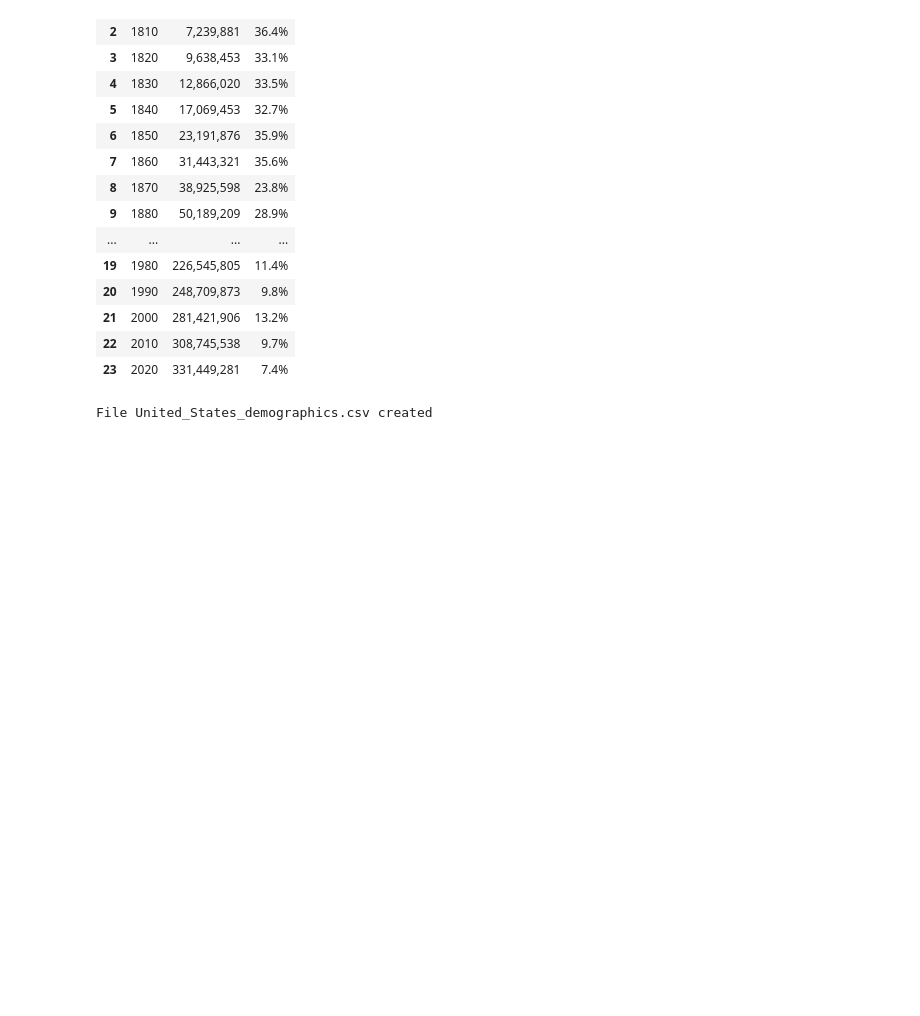
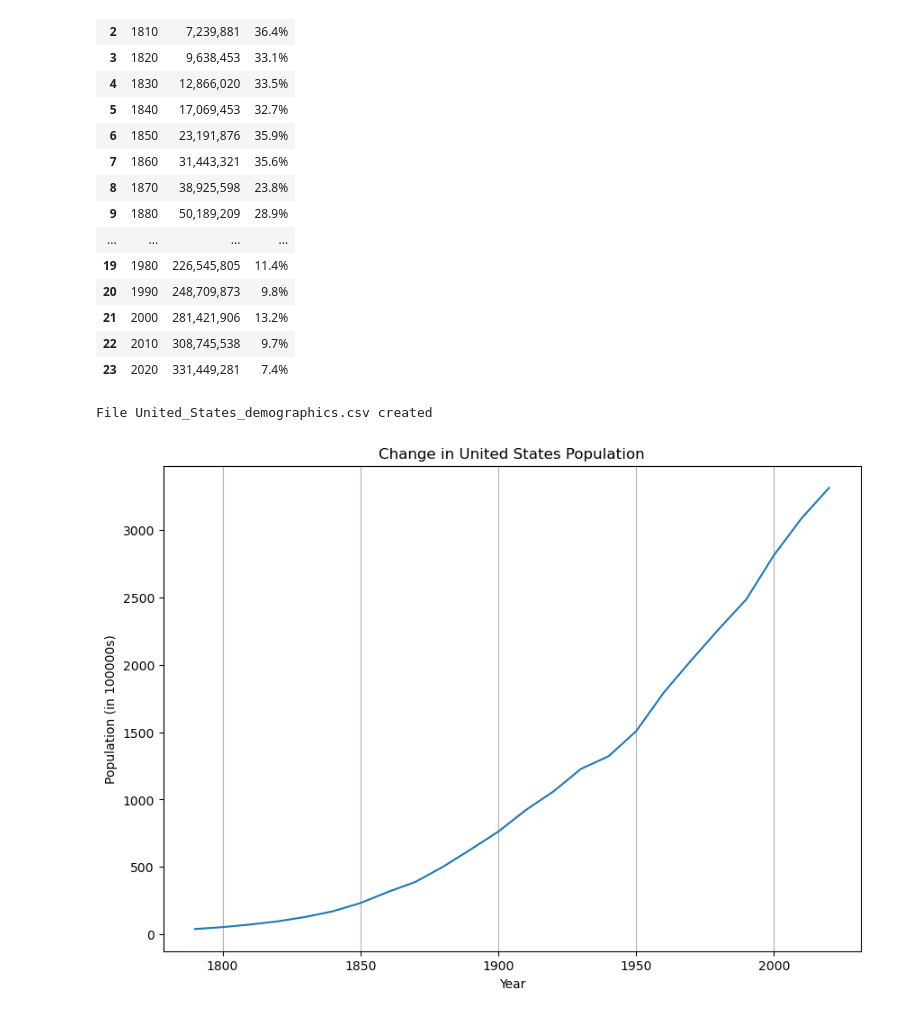
Before and after one commit to bjgill33/CSC221-bjgill-GroupProject, a Jupyter notebook: CSC221-bjgill-GroupProject.ipynb, the cells around one changed output. Saved outputs shown, nothing was run; the diff lists cells and outputs as text; code cells hidden in the pictures; blank space fills up the shorter version.

Commit message:
Updated Jupyter Notebook with graph code

```diff
--- a/CSC221-bjgill-GroupProject.ipynb
+++ b/CSC221-bjgill-GroupProject.ipynb
@@ -149,3 +149,25 @@ df.to_csv('United_States_demographics.csv')
 print('File United_States_demographics.csv created')
 # %% [output]
 File United_States_demographics.csv created
+# %%
+import matplotlib.pyplot as pl
+import numpy as np
+United_States_demographics_df = pd.read_csv('United_States_demographics.csv')
+# %%
+Population = []
+POPU = np.array(United_States_demographics_df['Population'].values)
+YEARS = np.array(United_States_demographics_df['Year'].values)
+# Removing ',' in the string and saving as int
+for value in POPU:
+    value = int(value.replace(',', ''))
+    Population.append(value/100000)
+# Create a line plot with a title and axis labels
+plt.figure(figsize=(10, 7))
+plt.title('Change in United States Population')
+plt.xlabel('Year')
+plt.ylabel('Population (in 100000s)')
+plt.plot(YEARS, Population)
+plt.grid(axis='x')
+plt.show()
+# %% [output]
+[figure, added]
```
Also changed, not shown: parts of 3 cells of this notebook.
